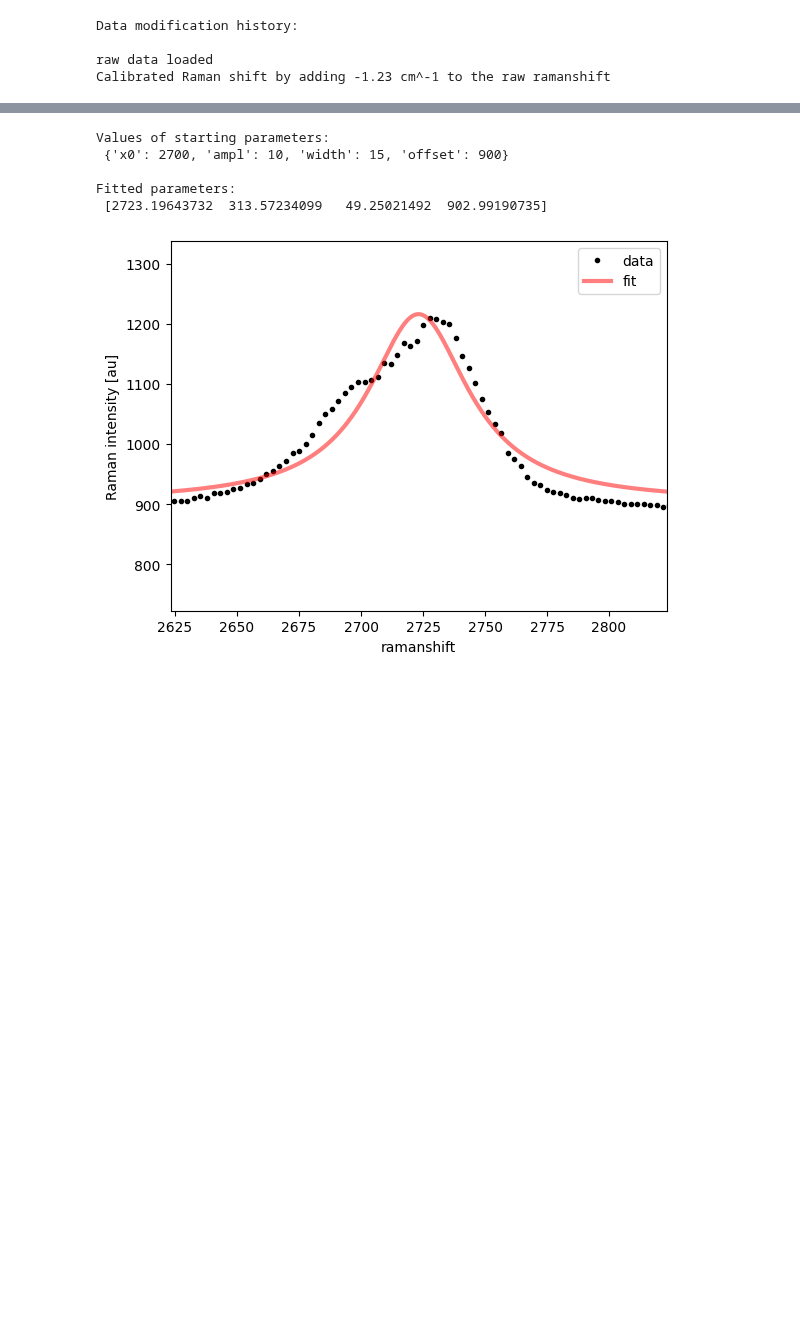
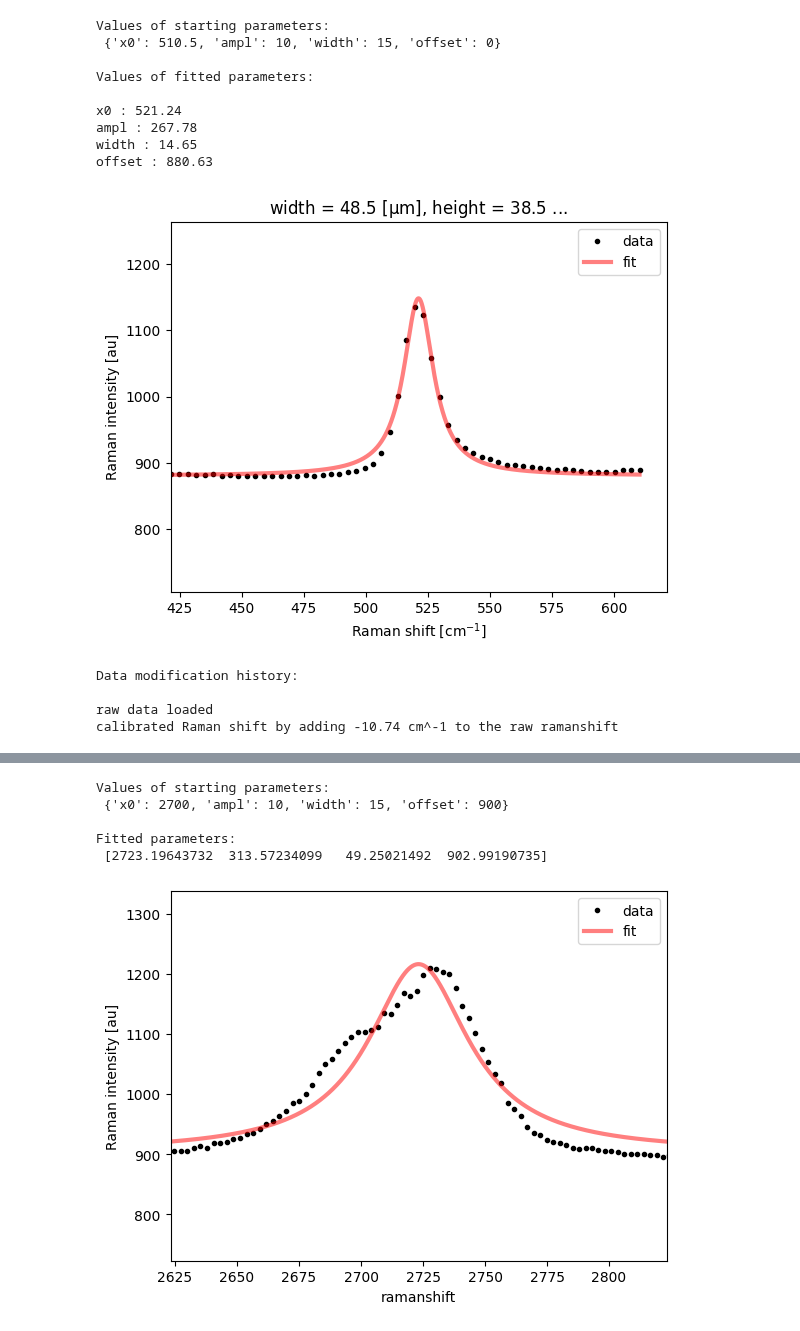
Before and after one commit to zrbyte/ramantools, a Jupyter notebook: testing.ipynb, the cells around one changed output, grey strips where cells are left out. Drawn from its saved outputs; the diff is of its cells as text; code cells hidden in the pictures; blank space fills up the shorter version.

Commit message:
added crop to calibrate

```diff
--- a/testing.ipynb
+++ b/testing.ipynb
@@ -27,12 +27,23 @@ ss = rt.singlespec(data_path_ss, info_path_ss)
 # %%
 m_nobg, _, _ = m.remove_bg()
 # %%
-m = m.calibrate(520)
+m = m.calibrate(510.5, toplot = True)
+# %% [output]
+Values of starting parameters:
+ {'x0': 510.5, 'ampl': 10, 'width': 15, 'offset': 0}
+
+Values of fitted parameters:
+
+x0 : 521.24
+ampl : 267.78
+width : 14.65
+offset : 880.63
+[figure, added]
 # %%
 m.history()
 # %% [output]
 Data modification history:
 
 raw data loaded
-Calibrated Raman shift by adding -1.23 cm^-1 to the raw ramanshift
+calibrated Raman shift by adding -10.74 cm^-1 to the raw ramanshift
 # %%
```
Also changed, not shown: parts of 2 cells of this notebook, 1 other file.
